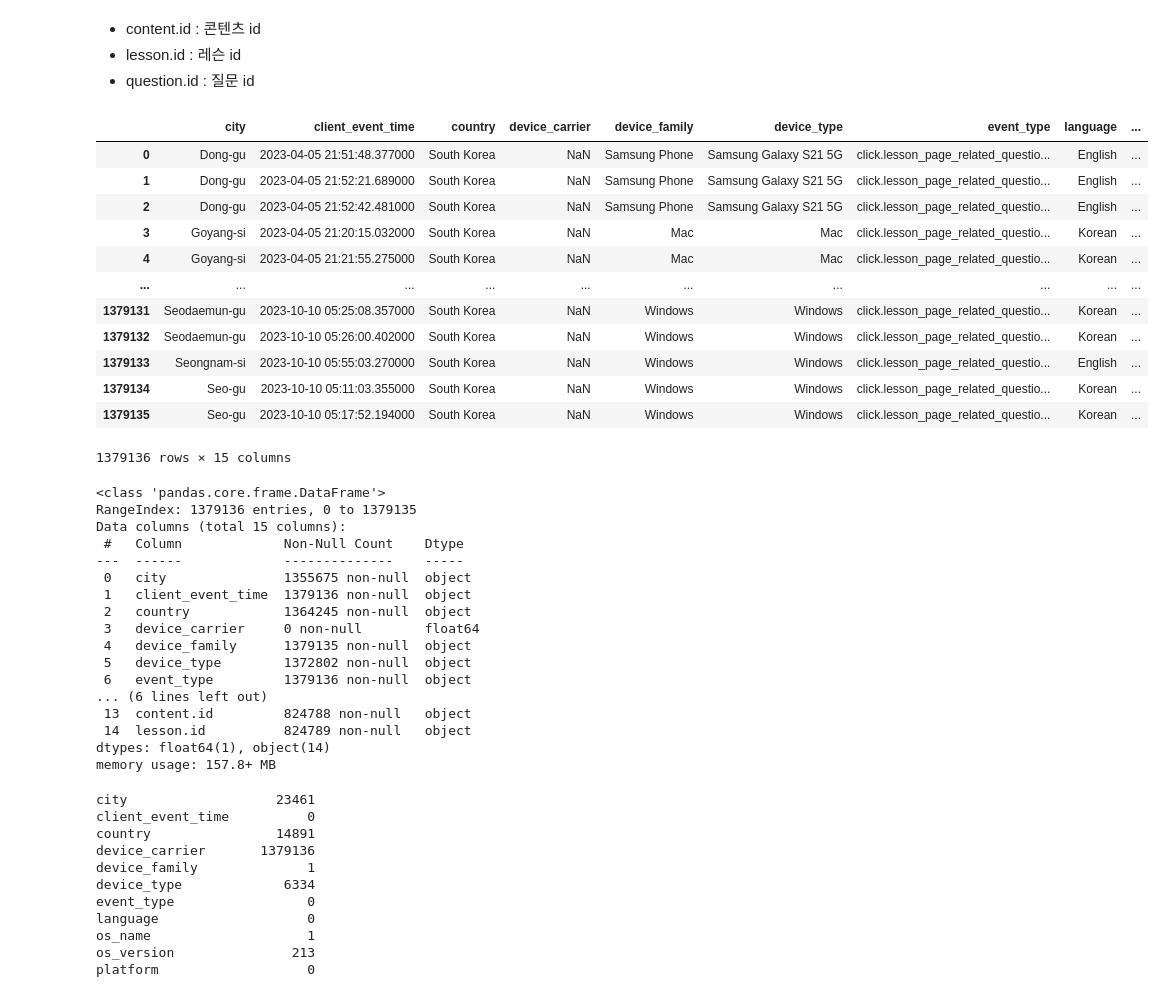
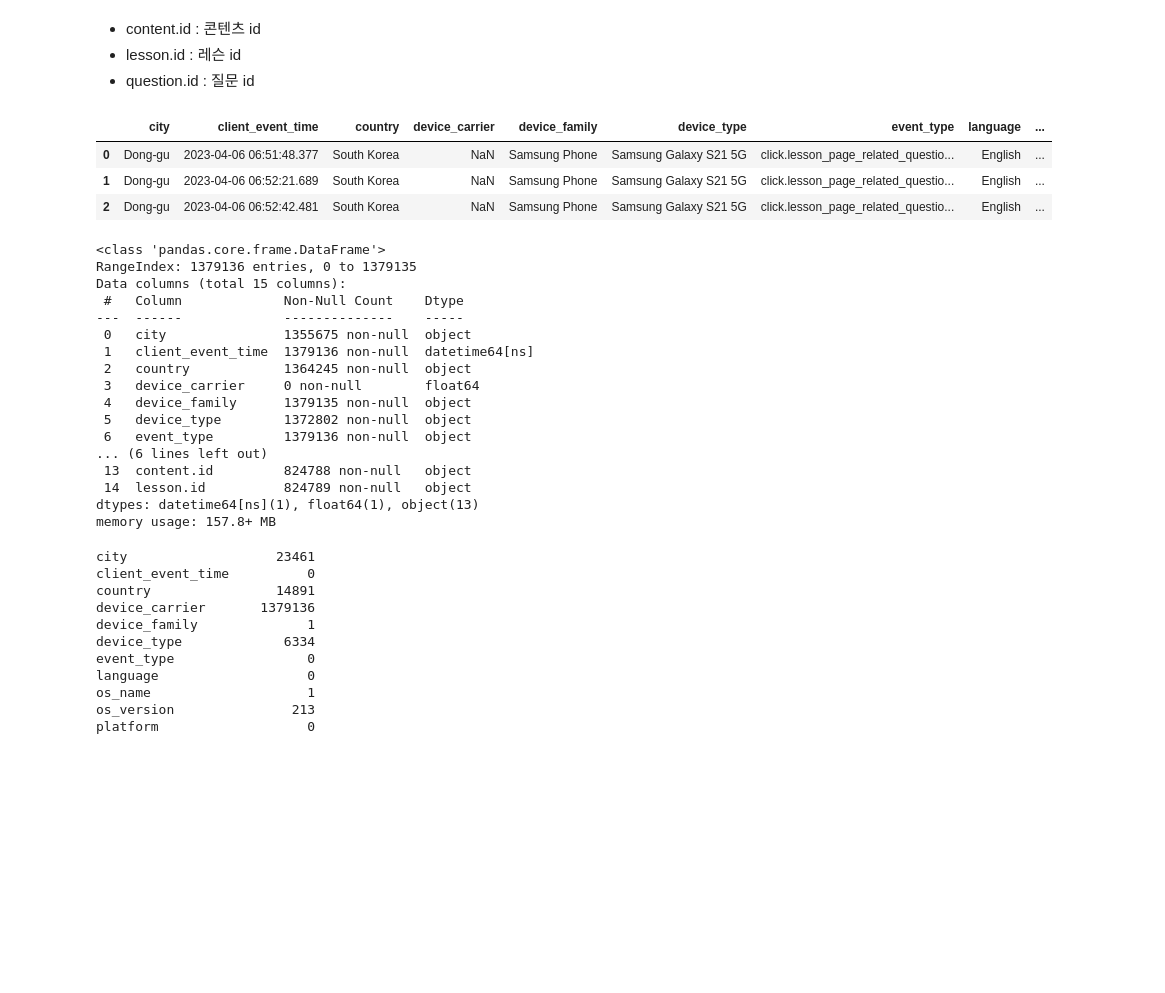
Before and after one commit to saeraniren/intermediate_project, a Jupyter notebook: geumhui_main.ipynb, the cells around one changed output. Drawn from its saved outputs; the diff is of its cells as text; code cells hidden in the pictures; blank space fills up the shorter version.

```diff
--- a/geumhui_main.ipynb
+++ b/geumhui_main.ipynb
@@ -1446,21 +1768,17 @@ dtype: int64
 - question.id : 질문 id
 # %%
 click_lesson_page_related_question_box = pd.read_csv('C:/Users/rmagm/OneDrive/바탕 화면/vscode/구독서비스프로덕트데이터/click.lesson_page_related_question_box.csv')
-click_lesson_page_related_question_box
+click_lesson_page_related_question_box['client_event_time'] = pd.to_datetime(click_lesson_page_related_question_box['client_event_time'])
+
+# 9시간 추가 (KST 변환)
+click_lesson_page_related_question_box["client_event_time"] = click_lesson_page_related_question_box["client_event_time"] + timedelta(hours=9)
+
+click_lesson_page_related_question_box.head(3)
 # %% [output]
 |  | city | client_event_time | country | device_carrier | device_family | device_type | event_type | language | ... |
-| 0 | Dong-gu | 2023-04-05 21:51:48.377000 | South Korea | NaN | Samsung Phone | Samsung Galaxy S21 5G | click.lesson_page_related_questio... | English | ... |
-| 1 | Dong-gu | 2023-04-05 21:52:21.689000 | South Korea | NaN | Samsung Phone | Samsung Galaxy S21 5G | click.lesson_page_related_questio... | English | ... |
-| 2 | Dong-gu | 2023-04-05 21:52:42.481000 | South Korea | NaN | Samsung Phone | Samsung Galaxy S21 5G | click.lesson_page_related_questio... | English | ... |
-| 3 | Goyang-si | 2023-04-05 21:20:15.032000 | South Korea | NaN | Mac | Mac | click.lesson_page_related_questio... | Korean | ... |
-| 4 | Goyang-si | 2023-04-05 21:21:55.275000 | South Korea | NaN | Mac | Mac | click.lesson_page_related_questio... | Korean | ... |
-| ... | ... | ... | ... | ... | ... | ... | ... | ... | ... |
-| 1379131 | Seodaemun-gu | 2023-10-10 05:25:08.357000 | South Korea | NaN | Windows | Windows | click.lesson_page_related_questio... | Korean | ... |
-| 1379132 | Seodaemun-gu | 2023-10-10 05:26:00.402000 | South Korea | NaN | Windows | Windows | click.lesson_page_related_questio... | Korean | ... |
-| 1379133 | Seongnam-si | 2023-10-10 05:55:03.270000 | South Korea | NaN | Windows | Windows | click.lesson_page_related_questio... | English | ... |
-| 1379134 | Seo-gu | 2023-10-10 05:11:03.355000 | South Korea | NaN | Windows | Windows | click.lesson_page_related_questio... | Korean | ... |
-| 1379135 | Seo-gu | 2023-10-10 05:17:52.194000 | South Korea | NaN | Windows | Windows | click.lesson_page_related_questio... | Korean | ... |
+| 0 | Dong-gu | 2023-04-06 06:51:48.377 | South Korea | NaN | Samsung Phone | Samsung Galaxy S21 5G | click.lesson_page_related_questio... | English | ... |
+| 1 | Dong-gu | 2023-04-06 06:52:21.689 | South Korea | NaN | Samsung Phone | Samsung Galaxy S21 5G | click.lesson_page_related_questio... | English | ... |
+| 2 | Dong-gu | 2023-04-06 06:52:42.481 | South Korea | NaN | Samsung Phone | Samsung Galaxy S21 5G | click.lesson_page_related_questio... | English | ... |
-1379136 rows × 15 columns
 # %%
 click_lesson_page_related_question_box.info()
 # %% [output]
@@ -1470,7 +1788,7 @@ Data columns (total 15 columns):
  #   Column             Non-Null Count    Dtype
 ---  ------             --------------    -----
  0   city               1355675 non-null  object
- 1   client_event_time  1379136 non-null  object
+ 1   client_event_time  1379136 non-null  datetime64[ns]
  2   country            1364245 non-null  object
  3   device_carrier     0 non-null        float64
  4   device_family      1379135 non-null  object
@@ -1479,7 +1797,7 @@ Data columns (total 15 columns):
 ... (6 lines left out)
  13  content.id         824788 non-null   object
  14  lesson.id          824789 non-null   object
-dtypes: float64(1), object(14)
+dtypes: datetime64[ns](1), float64(1), object(13)
 memory usage: 157.8+ MB
 # %%
 click_lesson_page_related_question_box.isnull().sum()
```
Also changed, not shown: parts of 114 cells of this notebook.
